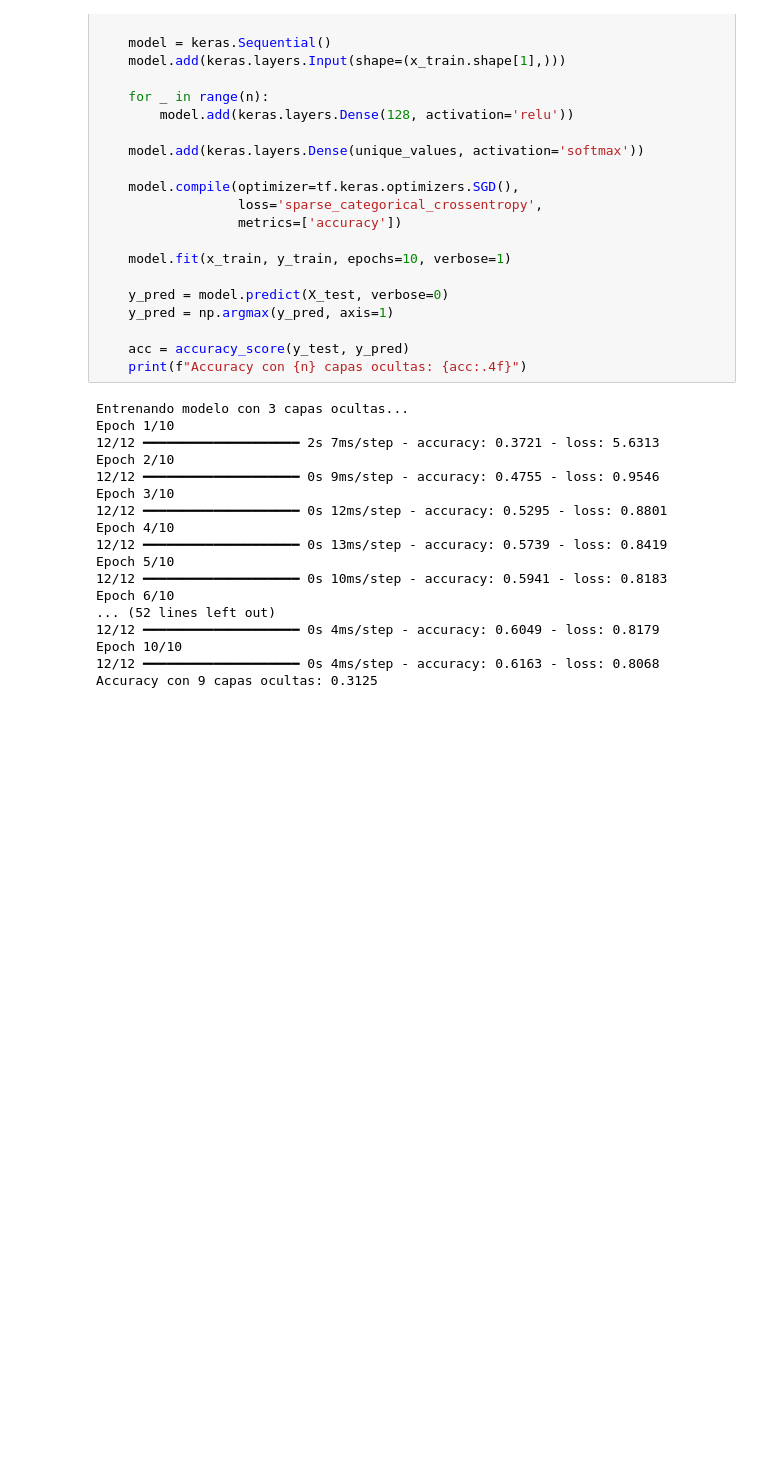
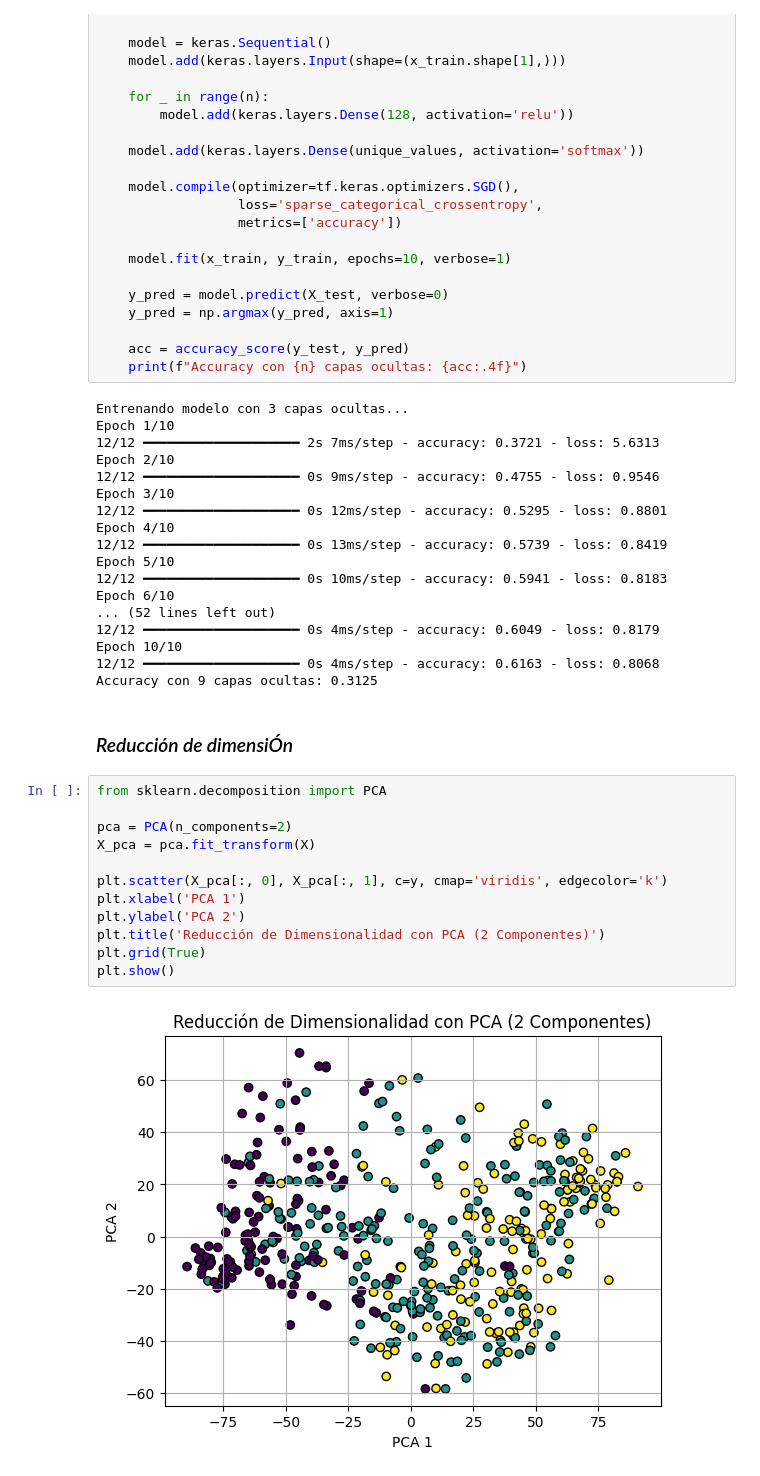
Before and after one commit to smuke123/StudentsPerfomanceAnalysis, a Jupyter notebook: Code/StudentsPerfomanceAnalysis.ipynb, the cells around one changed output. Saved outputs shown, nothing was run; the diff lists cells and outputs as text; blank space fills up the shorter version.

```diff
--- a/Code/StudentsPerfomanceAnalysis.ipynb
+++ b/Code/StudentsPerfomanceAnalysis.ipynb
@@ -626,3 +616,19 @@ Epoch 6/10
 Epoch 10/10
 12/12 ━━━━━━━━━━━━━━━━━━━━ 0s 4ms/step - accuracy: 0.6163 - loss: 0.8068
 Accuracy con 9 capas ocultas: 0.3125
+# %% [markdown]
+### *Reducción de dimensiÓn*
+# %%
+from sklearn.decomposition import PCA
+
+pca = PCA(n_components=2)
+X_pca = pca.fit_transform(X)
+
+plt.scatter(X_pca[:, 0], X_pca[:, 1], c=y, cmap='viridis', edgecolor='k')
+plt.xlabel('PCA 1')
+plt.ylabel('PCA 2')
+plt.title('Reducción de Dimensionalidad con PCA (2 Componentes)')
+plt.grid(True)
+plt.show()
+# %% [output]
+[figure, added]
```
Also changed, not shown: parts of 16 cells of this notebook.
